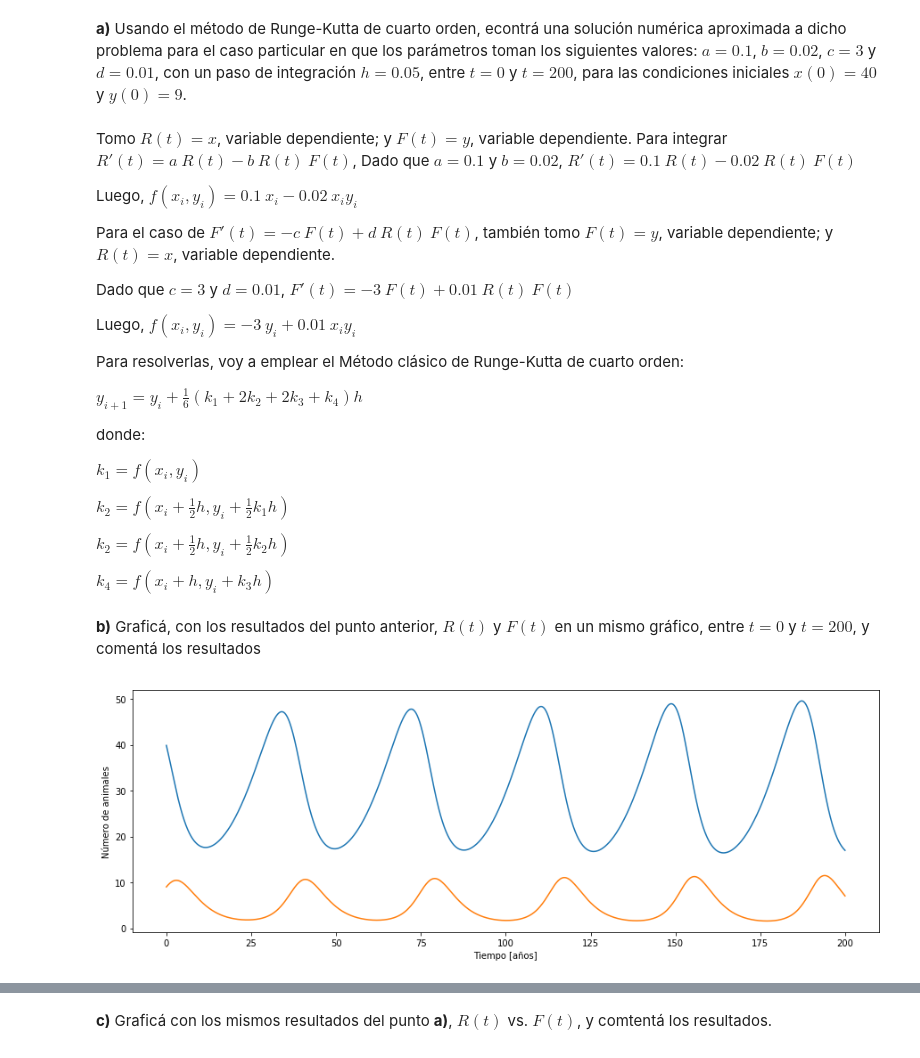
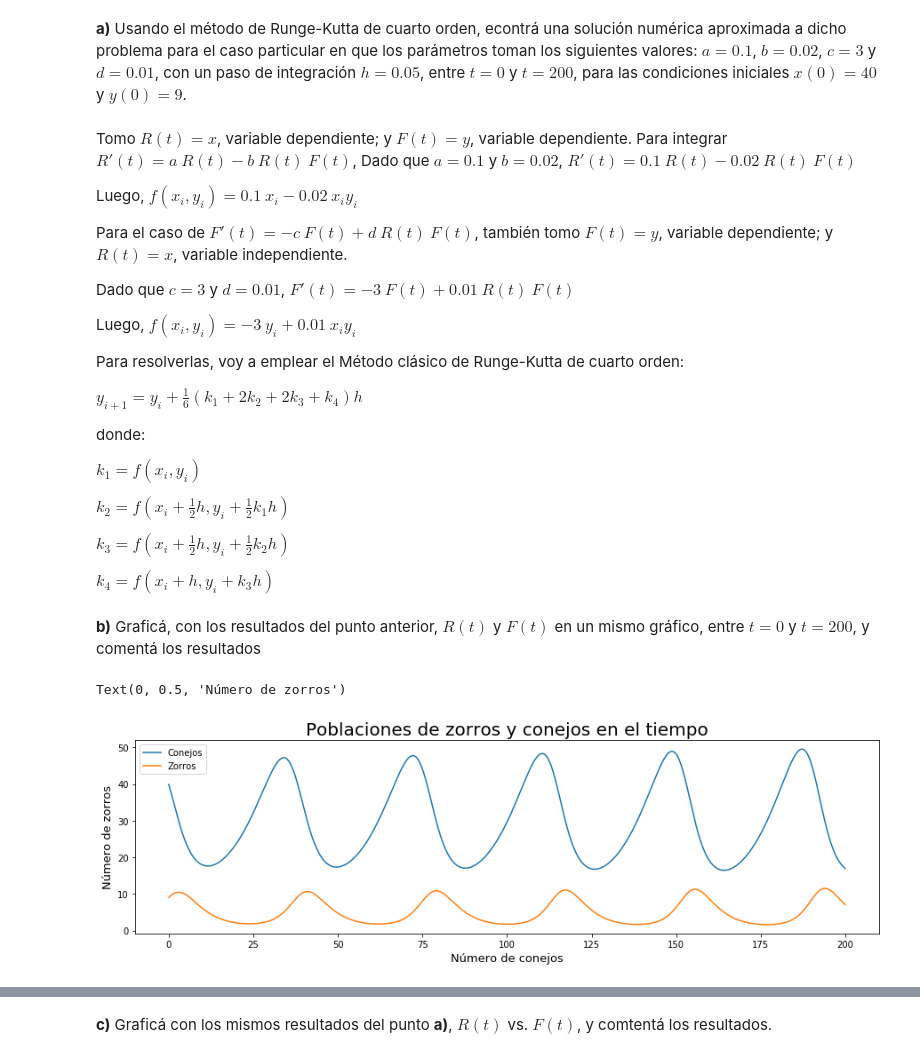
Before and after one commit to sofisappia/Curso-Redes-Neuronales, a Jupyter notebook: TP01.ipynb, the cells around one changed output, grey strips where cells are left out. Drawn from its saved outputs; the diff is of its cells as text; code cells hidden in the pictures.

```diff
--- a/TP01.ipynb
+++ b/TP01.ipynb
@@ -18,7 +18,7 @@ Dado que $a=0.1$ y $b=0.02$,   $R'(t) = 0.1\ R(t) - 0.02\ R(t)\ F(t)$
 
 Luego, $f(x_i, y_{i}) = 0.1\ x_i - 0.02\ x_i y_i $
 
-Para el caso de $F'(t) = -c\ F(t) + d\ R(t)\ F(t)$, también tomo $F(t) = y$, variable dependiente; y $R(t) = x$, variable dependiente.
+Para el caso de $F'(t) = -c\ F(t) + d\ R(t)\ F(t)$, también tomo $F(t) = y$, variable dependiente; y $R(t) = x$, variable independiente.
 
 Dado que $c=3$ y $d=0.01$,   $F'(t) = -3\ F(t) + 0.01\ R(t)\ F(t)$
 
@@ -34,7 +34,7 @@ $k_1 = f(x_i, y_i)$
 
 $k_2 = f(x_i+\frac{1}{2}h, y_i+\frac{1}{2}k_1h)$
 
-$k_2 = f(x_i+\frac{1}{2}h, y_i+\frac{1}{2}k_2h)$
+$k_3 = f(x_i+\frac{1}{2}h, y_i+\frac{1}{2}k_2h)$
 
 $k_4 = f(x_i+h, y_i+k_3h)$
 # %%
@@ -60,6 +60,7 @@ class RungeKutta4:
         self.fX = funX
         self.fY = funY
         self.graph = []
+
     def f(self, n):
         if(n == 1):
             return self.fX(*self.myargs)
@@ -100,7 +101,7 @@ class RungeKutta4:
 
     def plotXY_vs_t(self):
         g = np.array(self.graph)
-        plt.figure(figsize=(15, 5))
+        plt.figure(figsize=(15, 4))
         plt.plot(g[:,0], g[:,1], label="Conejos")
         plt.plot(g[:,0], g[:,2], label="Zorros")
         plt.xlabel("Tiempo [años]")
@@ -110,11 +111,6 @@ class RungeKutta4:
         g = np.array(self.graph)
         f = plt.figure(figsize=(15, 5))
         plt.plot(g[:,1], g[:,2])
-
-        plt.xlabel("Número de conejos")
-        plt.ylabel("Número de zorros")
-        plt.legend(loc='lower right')
-        plt.show()
 # %%
 def ecuacionConejos(x, y):
     return 0.1*x-0.02*x*y
@@ -126,7 +122,12 @@ rk = RungeKutta4(x0=40, y0=9, h=0.05, t_start=0, t_end=200, funX=ecuacionConejos
 rk.solve()
 # %% [markdown]
 **b)** Graficá, con los resultados del punto anterior, $R(t)$ y $F(t)$ en un mismo gráfico, entre $t = 0$ y $t = 200$, y comentá los resultados
-# %%
-rk.plotXY_vs_t()
-# %% [output]
-[figure, removed]
+# %%
+rk.plotXY_vs_t()
+plt.legend()
+plt.title("Poblaciones de zorros y conejos en el tiempo", fontsize=20)
+plt.xlabel("Número de conejos", fontsize=13)
+plt.ylabel("Número de zorros", fontsize=13)
+# %% [output]
+Text(0, 0.5, 'Número de zorros')
+[figure, added]
```
Also changed, not shown: parts of 7 cells of this notebook, 1 other file.
